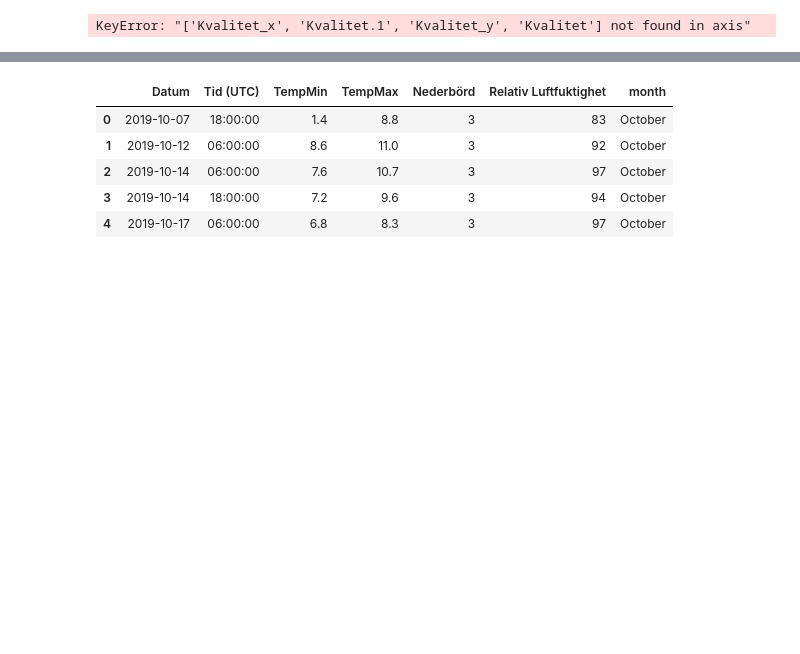
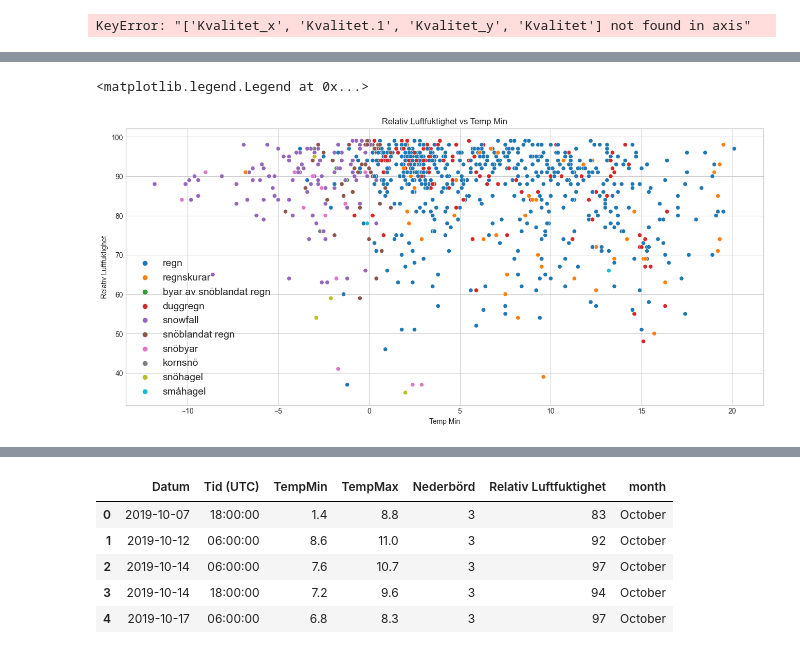
Before and after one commit to beatejosefina/data-project, a Jupyter notebook: Del2_Datahandling.ipynb, the cells around one changed output, grey strips where cells are left out. Drawn from its saved outputs; the diff is of its cells as text; code cells hidden in the pictures; blank space fills up the shorter version.

Commit message:
Add scatterplot

```diff
--- a/Del2_Datahandling.ipynb
+++ b/Del2_Datahandling.ipynb
@@ -189,0 +204,7 @@ data.head()
+# %%
+# Lägger till månads data för ytterligare aggregering
+df['Month'] = df['Datum'].dt.month_name()
+
+# Control
+df.head()
+df.Month.value_counts()
@@ -216,0 +258,10 @@ Name: count, dtype: int64
+# %%
+# Scatter plot 1 (Temp Min vs Luftfuktighet)
+sns.scatterplot(x='TempMin', y='Relativ Luftfuktighet', data=df, hue="Nederbörd")
+plt.title('Relativ Luftfuktighet vs Temp Min')
+plt.xlabel('Temp Min')
+plt.ylabel('Relativ Luftfuktighet')
+plt.legend(fontsize=14)
+# %% [output]
+<matplotlib.legend.Legend at 0x...>
+[figure, added]
```
Also changed, not shown: parts of 19 cells of this notebook.
